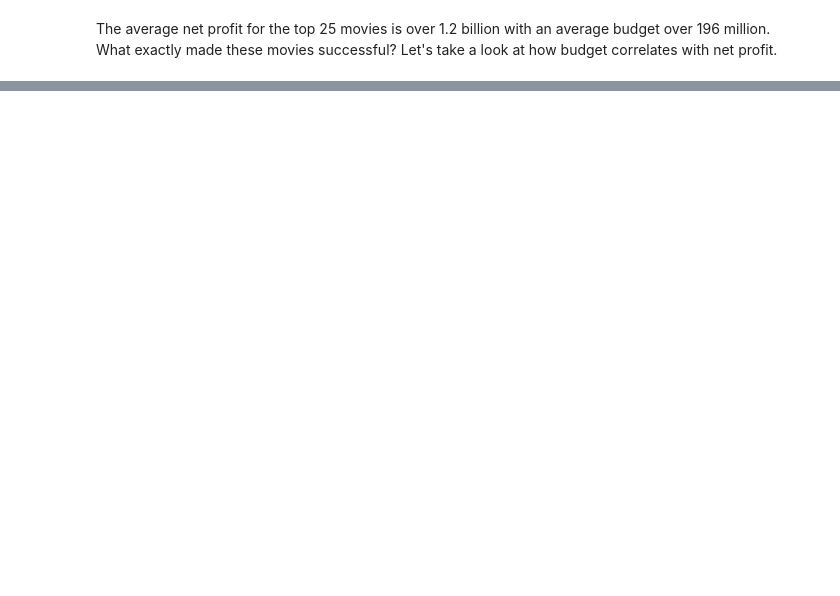
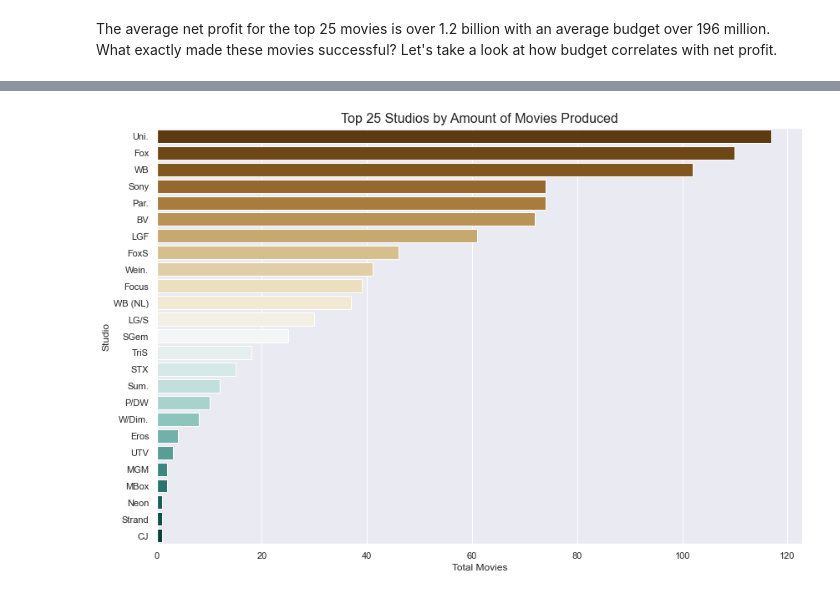
Before and after one commit to jonvis23/Movie-Industry-Analysis, a Jupyter notebook: movies-analysis.ipynb, the cells around one changed output, grey strips where cells are left out. Cells and saved outputs as stored; diff of their text form; code cells hidden in the pictures; blank space fills up the shorter version.

```diff
--- a/movies-analysis.ipynb
+++ b/movies-analysis.ipynb
@@ -579,0 +881,16 @@ The average net profit for the top 25 movies is over 1.2 billion with an average
+# %%
+#Combine movie_budgets_df and movie_gross_df on movie titles
+studios_df = movie_budgets_df.merge(movie_gross_df, left_on='movie', right_on='title', how='inner')
+
+#Drop rows with studio = 'Missing'
+studios_df = studios_df[studios_df['studio'] != 'Missing']
+
+#Drop GrtIndia studio as it would not be considered a competitor
+studios_df = studios_df[studios_df['studio'] != 'GrtIndia']
+
+#Create two separate dataframes sorted by top net profit and total movie count
+studios_profit = pd.DataFrame(studios_df.groupby('studio')['net_profit'].sum())
+studios_profit['total_movies'] = studios_df.groupby('studio')['studio'].count()
+studios_profit['average_net_profit'] = studios_profit.net_profit / studios_profit.total_movies
+studios_profit = studios_profit.sort_values(by='average_net_profit', ascending=False)[:25]
+studios_count = studios_profit.sort_values(by='total_movies', ascending=False)[:25]
@@ -579,0 +913,12 @@ The average net profit for the top 25 movies is over 1.2 billion with an average
+# %%
+#Plot the top 25 studios by movies produced
+plt.figure(figsize=(12, 8))
+sns.barplot(studios_count.total_movies, studios_count.index, palette='BrBG')
+plt.title('Top 25 Studios by Amount of Movies Produced', fontsize=16)
+plt.xlabel('Total Movies')
+plt.ylabel('Studio')
+plt.tight_layout()
+plt.savefig('Question2_Top25Studios_MoviesMade.png')
+plt.show()
+# %% [output]
+[figure, added]
```
Also changed, not shown: parts of 41 cells of this notebook, 10 other files.
